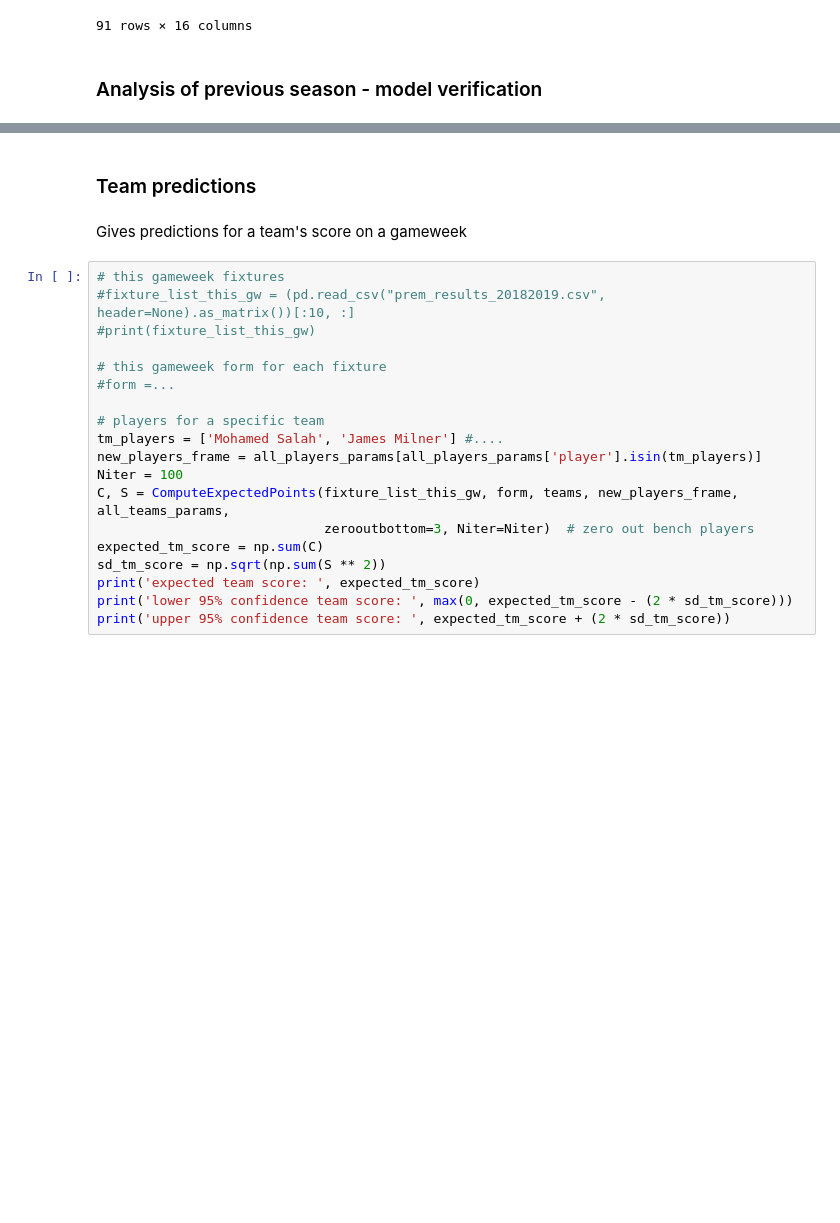
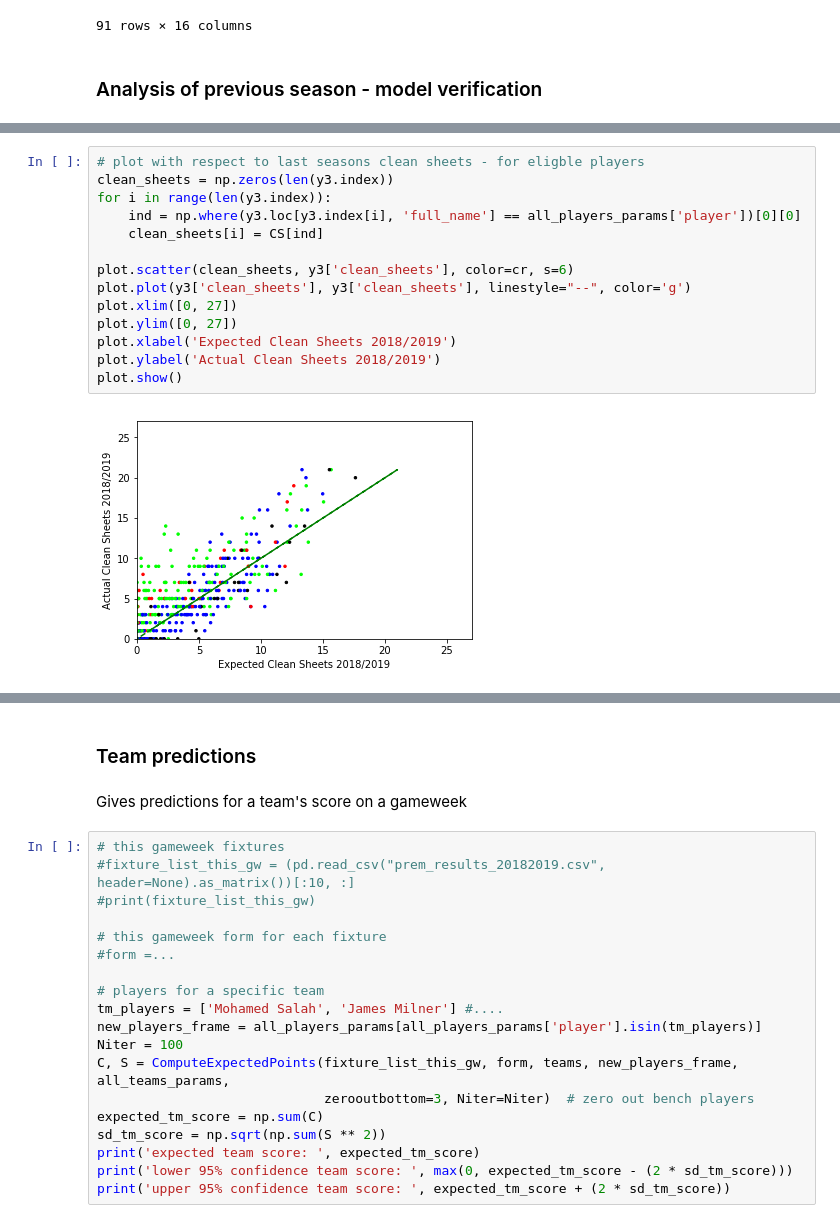
Before and after one commit to kalyanrparajuli/Fantasy-Football, a Jupyter notebook: models/optimization_model.ipynb, the cells around one changed output, grey strips where cells are left out. Drawn from its saved outputs; the diff is of its cells as text; blank space fills up the shorter version.

```diff
--- a/models/optimization_model.ipynb
+++ b/models/optimization_model.ipynb
@@ -557,0 +573,16 @@ plot.show()
+# %%
+# plot with respect to last seasons clean sheets - for eligble players
+clean_sheets = np.zeros(len(y3.index))
+for i in range(len(y3.index)):
+    ind = np.where(y3.loc[y3.index[i], 'full_name'] == all_players_params['player'])[0][0]
+    clean_sheets[i] = CS[ind]
+
+plot.scatter(clean_sheets, y3['clean_sheets'], color=cr, s=6)
+plot.plot(y3['clean_sheets'], y3['clean_sheets'], linestyle="--", color='g')
+plot.xlim([0, 27])
+plot.ylim([0, 27])
+plot.xlabel('Expected Clean Sheets 2018/2019')
+plot.ylabel('Actual Clean Sheets 2018/2019')
+plot.show()
+# %% [output]
+[figure, added]
```
Also changed, not shown: parts of 7 cells of this notebook.
